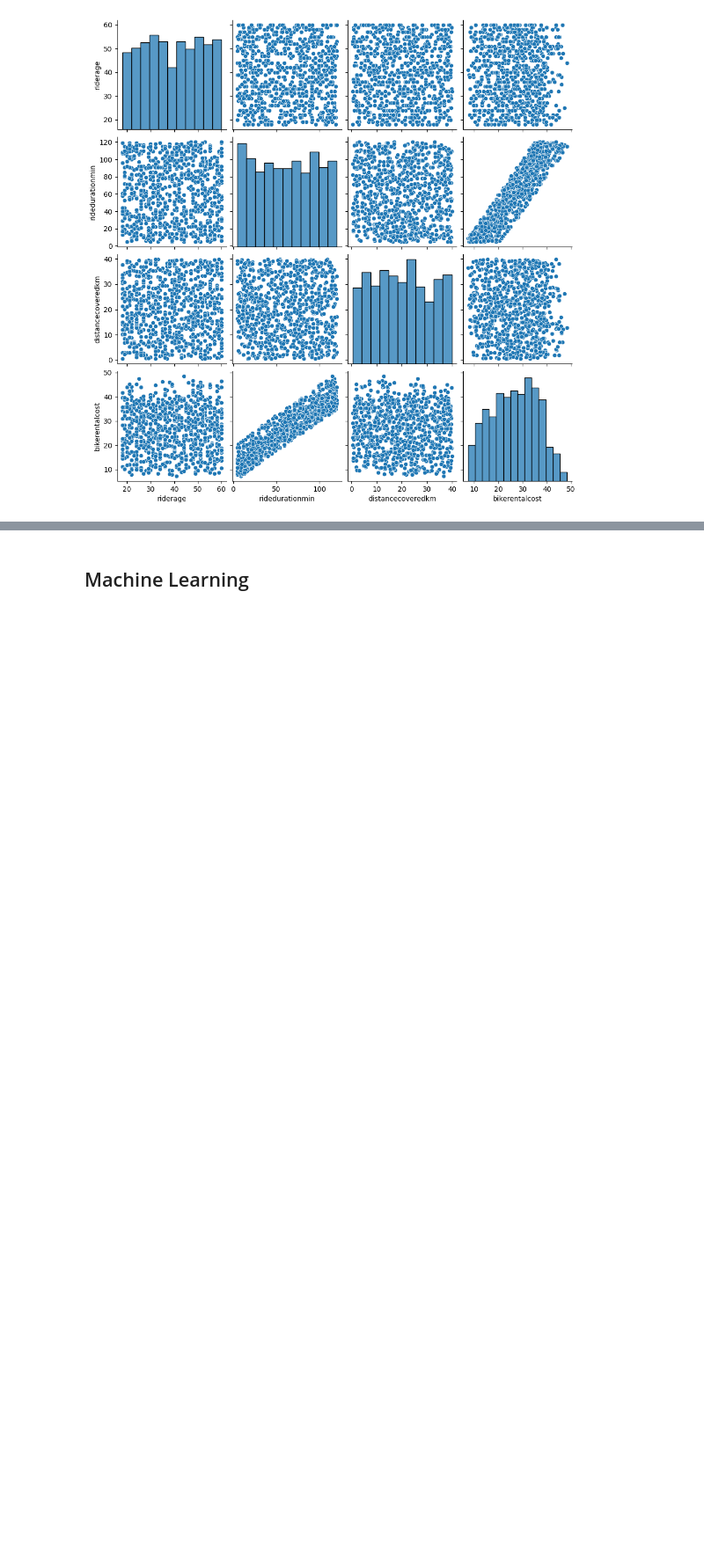
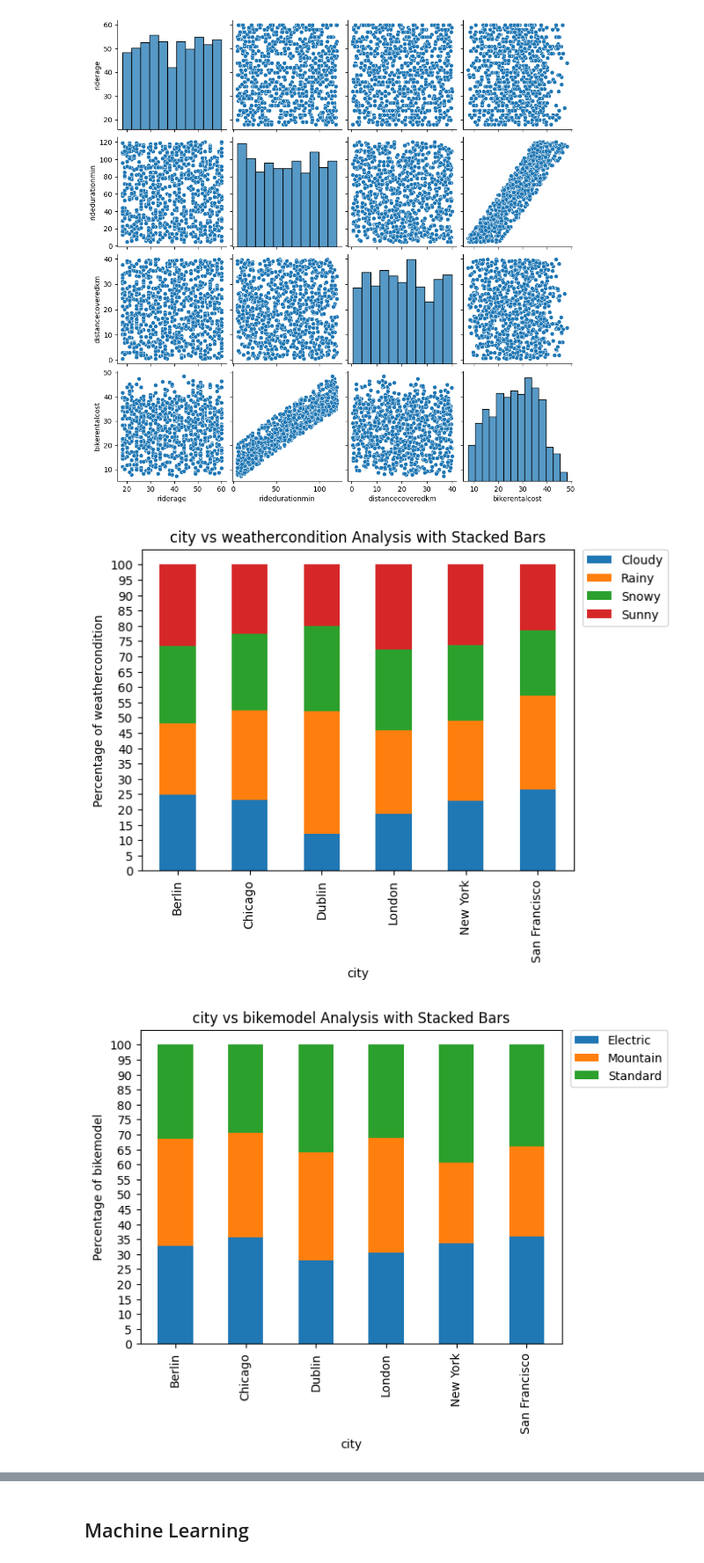
Before and after one commit to berstearns/garbage_collector, a Jupyter notebook: CCT/ml/CA2/CA2-ml.ipynb, the cells around one changed output, grey strips where cells are left out. Shown at 88% size. Cells and saved outputs as stored; diff of their text form; code cells hidden in the pictures; blank space fills up the shorter version.

```diff
--- a/CCT/ml/CA2/CA2-ml.ipynb
+++ b/CCT/ml/CA2/CA2-ml.ipynb
@@ -229,3 +230,26 @@ sns.pairplot
 numerical columns scatterplot (pairplot)
 <seaborn.axisgrid.PairGrid at 0x...>
 [figure]
+# %%
+for i in range(len(categorical_columns)):
+    for j in range(len(categorical_columns)):
+        col1 = categorical_columns[i]
+        col2 = categorical_columns[j]
+        if col1 != col2:
+            # Categorical vs Categorical Analysis with Stacked Bars
+            cross_tab = pd.crosstab(cleaned_df[col1], cleaned_df[col2])
+            row_totals = cross_tab.sum(axis=1)  # Sum of each row
+            percentage_table = cross_tab.div(row_totals, axis=0) * 100  # Convert to percentages
+            max_y = cross_tab.sum(axis=1).max()  # Find the maximum y-value
+
+            # Plotting the stacked bar chart
+            percentage_table.plot(kind='bar', stacked=True)
+            plt.legend(bbox_to_anchor=(1.02, 1), loc='upper left', borderaxespad=0)
+            plt.title(f'{col1} vs {col2} Analysis with Stacked Bars')
+            plt.xlabel(f'{col1}')
+            plt.ylabel(f'Percentage of {col2}')
+            plt.yticks(range(0, 101 , 5))  # Set y-ticks every 5
+            plt.show()
+# %% [output]
+[figure, added]
+[figure, added]
```
Also changed, not shown: parts of 3 cells of this notebook, 1 other file.
